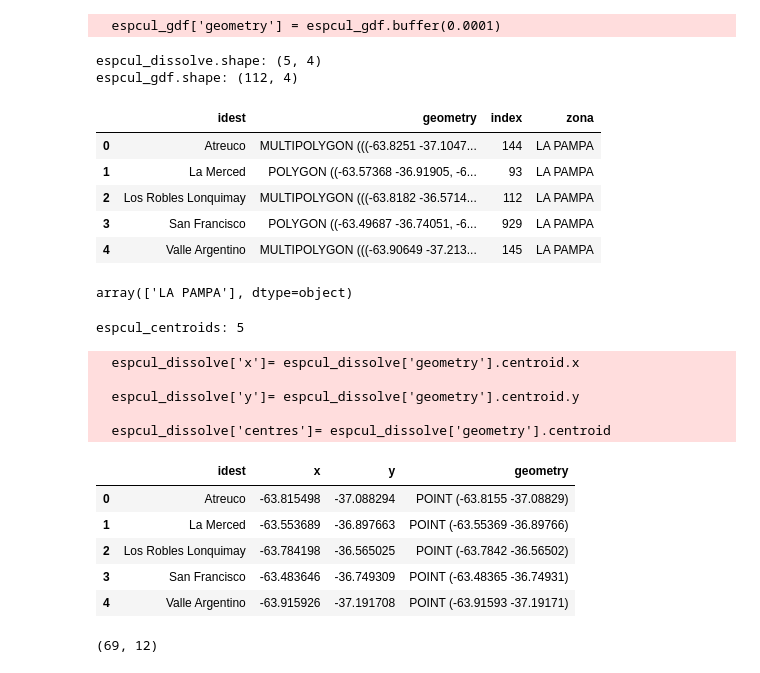
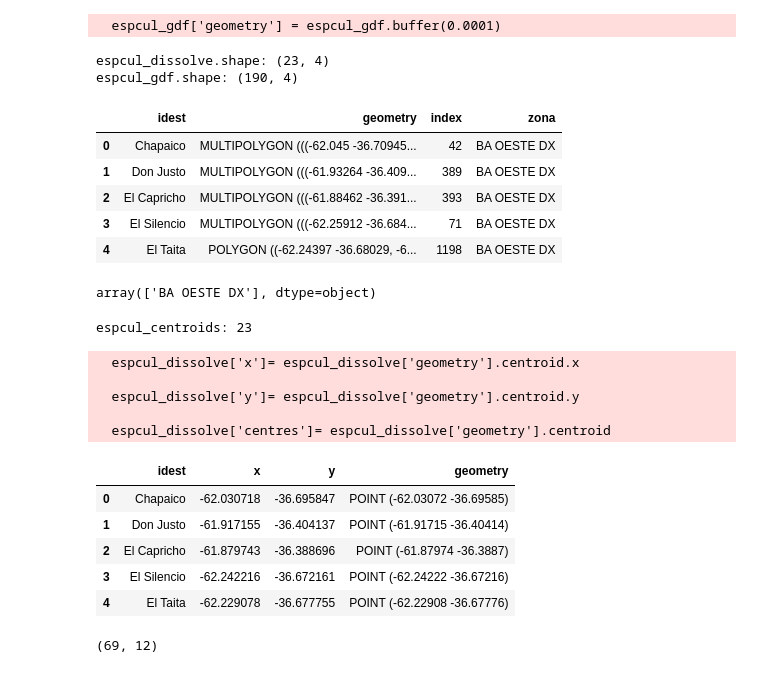
Before and after one commit to Joaquin-Urruti/osrm-local-server, a Jupyter notebook: distancias_table.ipynb, the cells around one changed output. Saved outputs shown, nothing was run; the diff lists cells and outputs as text; code cells hidden in the pictures.

```diff
--- a/distancias_table.ipynb
+++ b/distancias_table.ipynb
@@ -23,33 +10,33 @@ import requests
 # %%
 try:
   espcul_gdf = gpd.read_file('./inputs/origenes.shp')
 
 except Exception as e:
   espcul_gdf = gpd.read_file('./inputs/origenes.gpkg')
 
 espcul_gdf = espcul_gdf.loc[espcul_gdf.campania == '24/25']
 
 espcul_gdf = espcul_gdf[['zona', 'idest', 'geometry']]
 
-espcul_gdf = espcul_gdf.loc[espcul_gdf.zona.isin(['LA PAMPA'])]
+espcul_gdf = espcul_gdf.loc[espcul_gdf.zona.isin(['BA OESTE DX'])]
 
 espcul_gdf = gpd.GeoDataFrame(espcul_gdf, geometry='geometry').reset_index()
 espcul_gdf['geometry'] = espcul_gdf.buffer(0.0001)
 espcul_dissolve = espcul_gdf.dissolve(by='idest').reset_index()
 
 print(f"espcul_dissolve.shape: {espcul_dissolve.shape}")
 print(f"espcul_gdf.shape: {espcul_gdf.shape}")
 espcul_dissolve.head()
 # %% [output]
   espcul_gdf['geometry'] = espcul_gdf.buffer(0.0001)
-espcul_dissolve.shape: (5, 4)
-espcul_gdf.shape: (112, 4)
+espcul_dissolve.shape: (23, 4)
+espcul_gdf.shape: (190, 4)
 |  | idest | geometry | index | zona |
-| 0 | Atreuco | MULTIPOLYGON (((-63.8251 -37.1047... | 144 | LA PAMPA |
-| 1 | La Merced | POLYGON ((-63.57368 -36.91905, -6... | 93 | LA PAMPA |
-| 2 | Los Robles Lonquimay | MULTIPOLYGON (((-63.8182 -36.5714... | 112 | LA PAMPA |
-| 3 | San Francisco | POLYGON ((-63.49687 -36.74051, -6... | 929 | LA PAMPA |
-| 4 | Valle Argentino | MULTIPOLYGON (((-63.90649 -37.213... | 145 | LA PAMPA |
+| 0 | Chapaico | MULTIPOLYGON (((-62.045 -36.70945... | 42 | BA OESTE DX |
+| 1 | Don Justo | MULTIPOLYGON (((-61.93264 -36.409... | 389 | BA OESTE DX |
+| 2 | El Capricho | MULTIPOLYGON (((-61.88462 -36.391... | 393 | BA OESTE DX |
+| 3 | El Silencio | MULTIPOLYGON (((-62.25912 -36.684... | 71 | BA OESTE DX |
+| 4 | El Taita | POLYGON ((-62.24397 -36.68029, -6... | 1198 | BA OESTE DX |
 # %%
 # origen_zona = {"O1": "BA SDE S", "O2": "BA SDE S"}
 origen_zona = {}
@@ -59,7 +46,7 @@ for i in range(len(espcul_gdf)):
 zonas_list = espcul_gdf.zona.unique()
 zonas_list
 # %% [output]
-array(['LA PAMPA'], dtype=object)
+array(['BA OESTE DX'], dtype=object)
 # %%
 espcul_dissolve['x']= espcul_dissolve['geometry'].centroid.x
 espcul_dissolve['y']= espcul_dissolve['geometry'].centroid.y
@@ -70,18 +57,18 @@ espcul_centroids = espcul_centroids.to_crs('EPSG:4326')
 print(f"espcul_centroids: {espcul_centroids.shape[0]}")
 espcul_centroids.head()
 # %% [output]
-espcul_centroids: 5
+espcul_centroids: 23
   espcul_dissolve['x']= espcul_dissolve['geometry'].centroid.x
 
   espcul_dissolve['y']= espcul_dissolve['geometry'].centroid.y
 
   espcul_dissolve['centres']= espcul_dissolve['geometry'].centroid
 |  | idest | x | y | geometry |
-| 0 | Atreuco | -63.815498 | -37.088294 | POINT (-63.8155 -37.08829) |
-| 1 | La Merced | -63.553689 | -36.897663 | POINT (-63.55369 -36.89766) |
-| 2 | Los Robles Lonquimay | -63.784198 | -36.565025 | POINT (-63.7842 -36.56502) |
-| 3 | San Francisco | -63.483646 | -36.749309 | POINT (-63.48365 -36.74931) |
-| 4 | Valle Argentino | -63.915926 | -37.191708 | POINT (-63.91593 -37.19171) |
+| 0 | Chapaico | -62.030718 | -36.695847 | POINT (-62.03072 -36.69585) |
+| 1 | Don Justo | -61.917155 | -36.404137 | POINT (-61.91715 -36.40414) |
+| 2 | El Capricho | -61.879743 | -36.388696 | POINT (-61.87974 -36.3887) |
+| 3 | El Silencio | -62.242216 | -36.672161 | POINT (-62.24222 -36.67216) |
+| 4 | El Taita | -62.229078 | -36.677755 | POINT (-62.22908 -36.67776) |
 # %%
 espcul_centroids.to_file(driver = "GPKG",filename='./inputs/centoids.gpkg', encoding='utf-8', index=False)
 # %%
```
Also changed, not shown: parts of 8 cells of this notebook.
